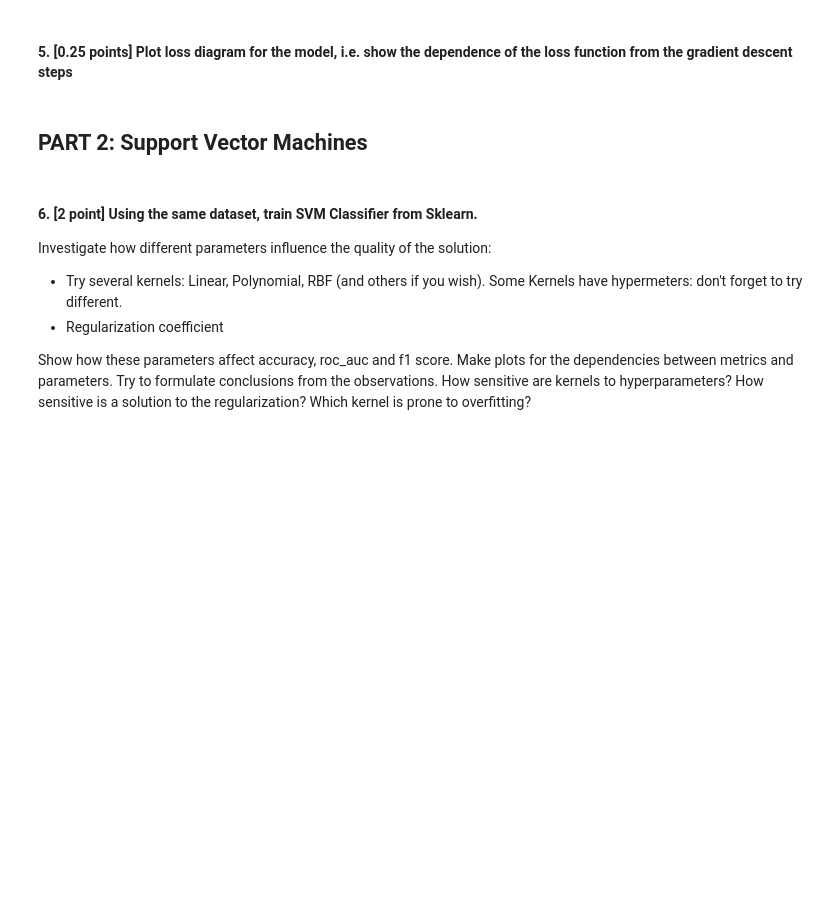
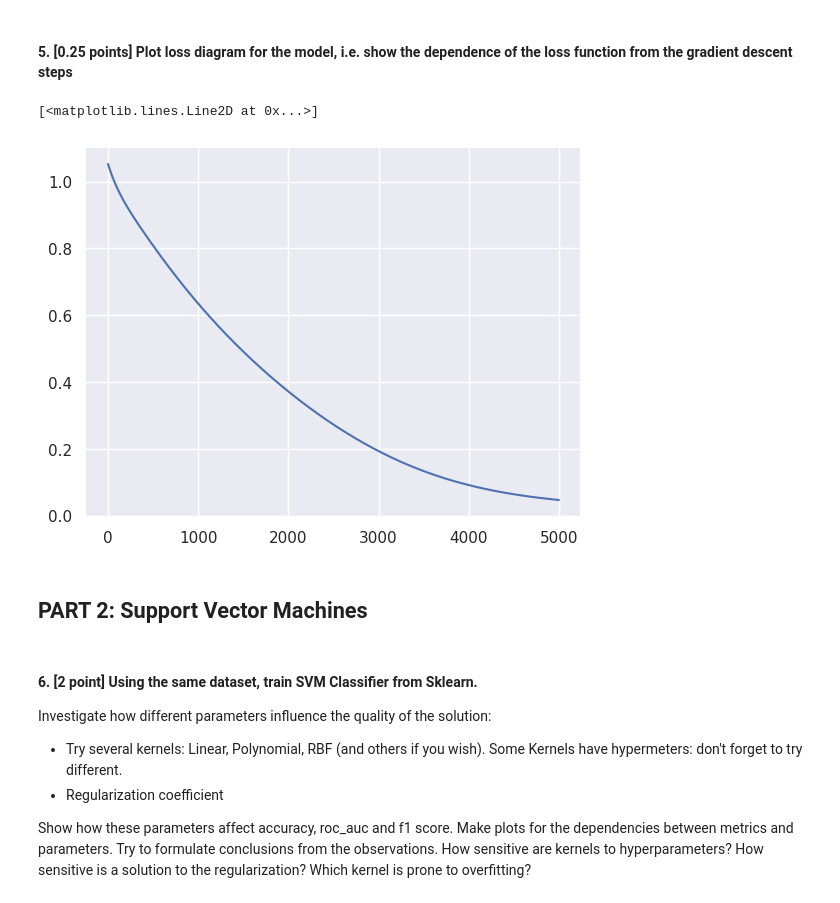
Before and after one commit to riizeron/ml_hse, a Jupyter notebook: hw/hw3/HW3.ipynb, the cells around one changed output. Saved outputs shown, nothing was run; the diff lists cells and outputs as text; code cells hidden in the pictures; blank space fills up the shorter version.

```diff
--- a/hw/hw3/HW3.ipynb
+++ b/hw/hw3/HW3.ipynb
@@ -196,3 +192,8 @@ ValueError: The truth value of an array with more than one element is ambiguous.
+# %%
+plt.plot(losses)
+# %% [output]
+[<matplotlib.lines.Line2D at 0x...>]
+[figure, added]
 # %% [markdown]
 ## PART 2: Support Vector Machines
 # %% [markdown]
```
Also changed, not shown: parts of 5 cells of this notebook.
